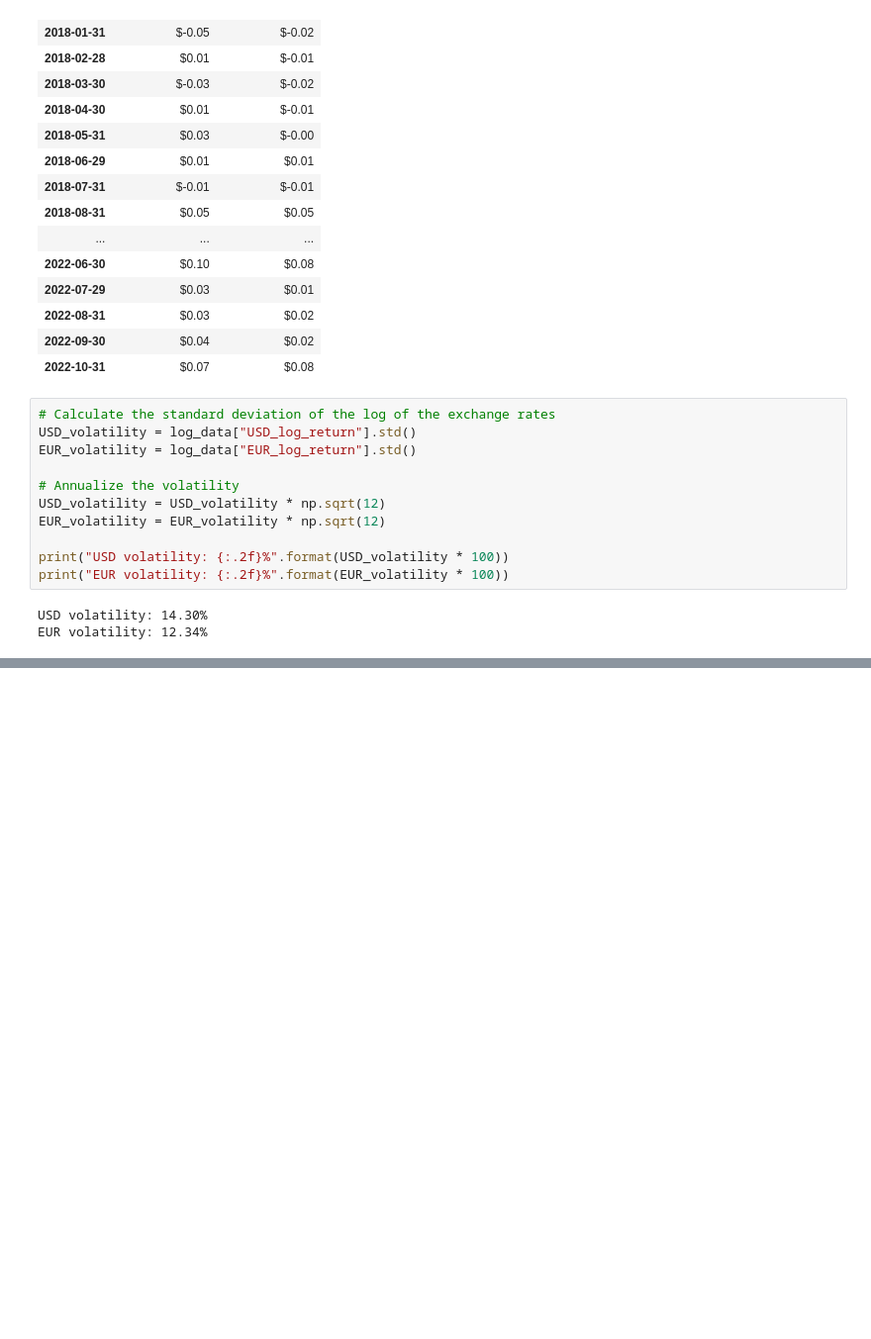
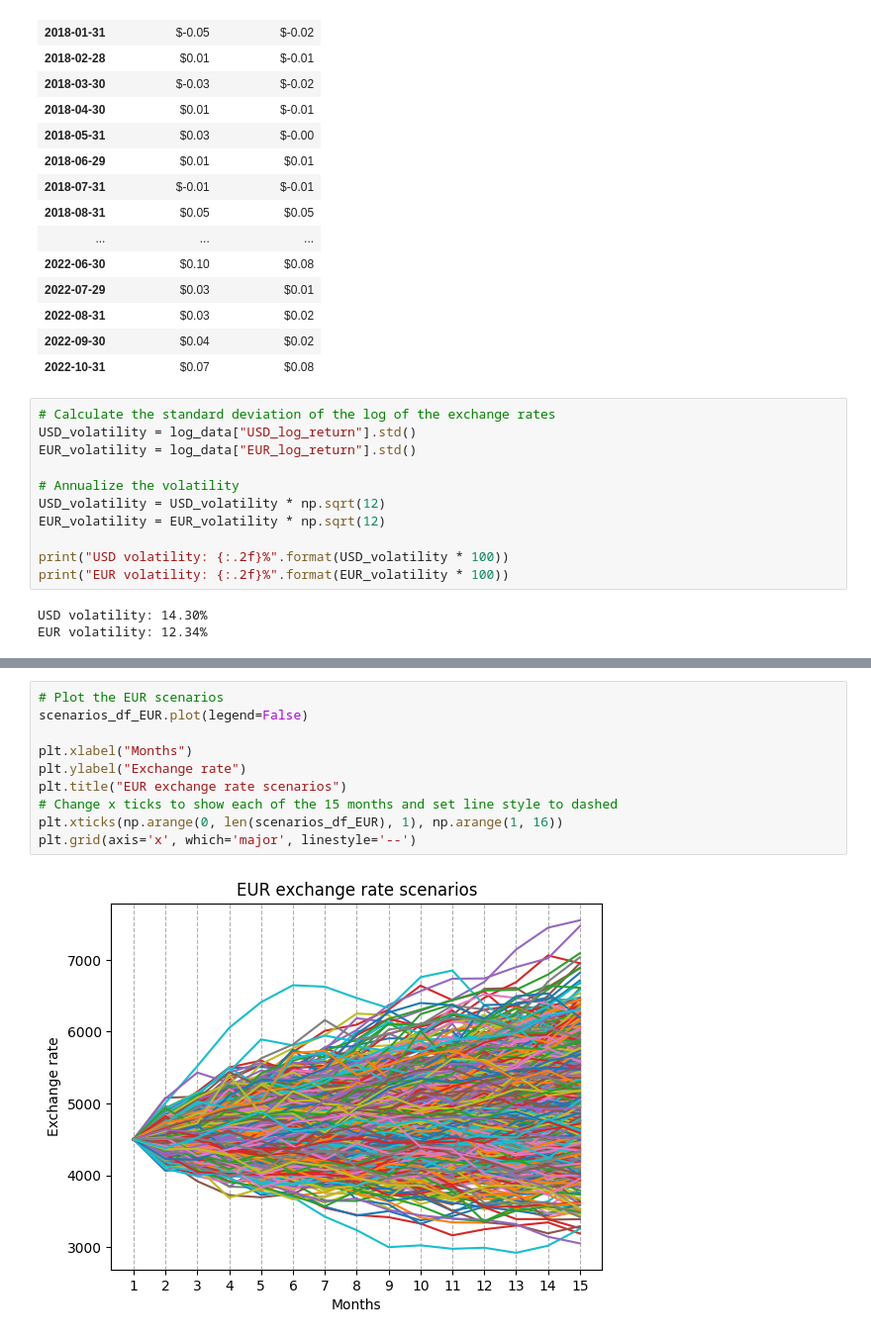
Before and after one commit to smoralesduarte/cashflow_model, a Jupyter notebook: CrowdLoan.ipynb, the cells around one changed output, grey strips where cells are left out. Shown at 99% size. Saved outputs shown, nothing was run; the diff lists cells and outputs as text; blank space fills up the shorter version.

```diff
--- a/CrowdLoan.ipynb
+++ b/CrowdLoan.ipynb
@@ -327,0 +432,12 @@ Correlation: 0.91
+# %%
+# Plot the EUR scenarios
+scenarios_df_EUR.plot(legend=False)
+
+plt.xlabel("Months")
+plt.ylabel("Exchange rate")
+plt.title("EUR exchange rate scenarios")
+# Change x ticks to show each of the 15 months and set line style to dashed
+plt.xticks(np.arange(0, len(scenarios_df_EUR), 1), np.arange(1, 16))
+plt.grid(axis='x', which='major', linestyle='--')
+# %% [output]
+[figure, added]
```
Also changed, not shown: parts of 12 cells of this notebook, 3 other files.
